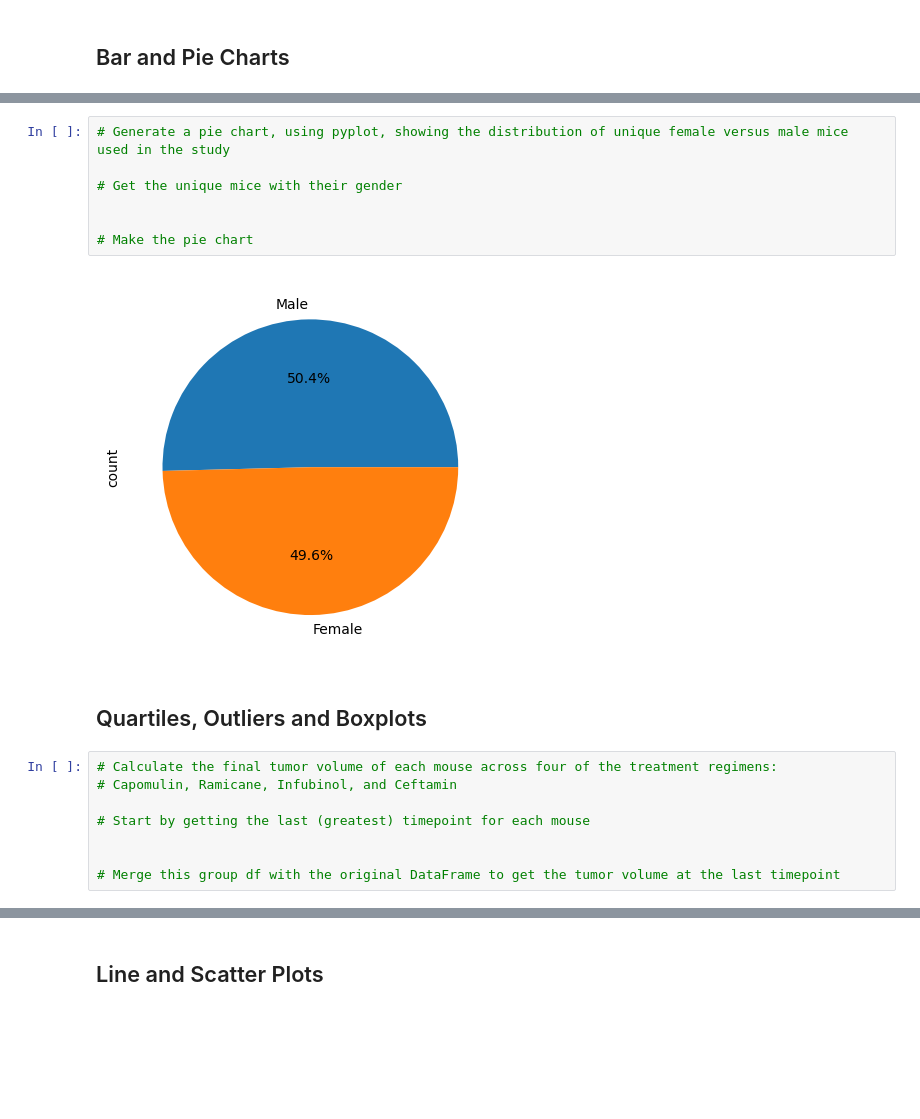
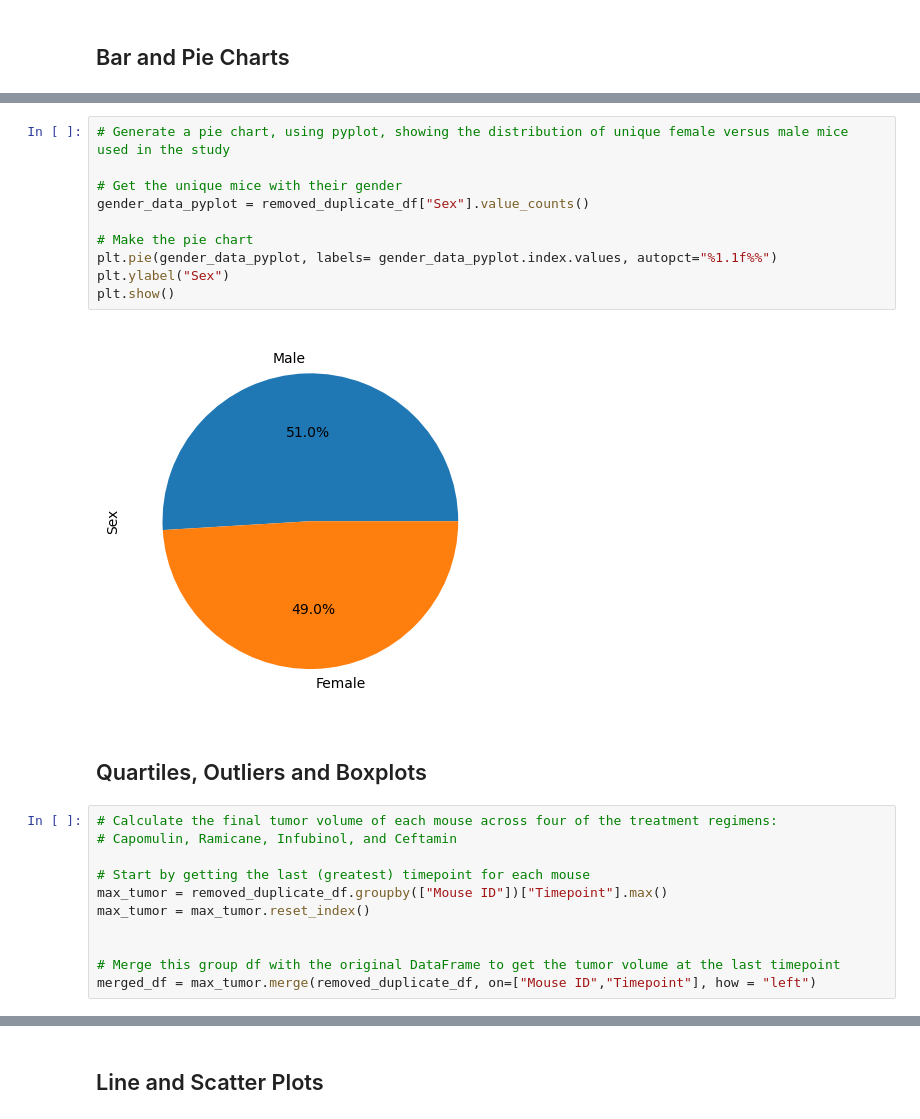
Before and after one commit to vokouns/matplotlib_challenge, a Jupyter notebook: Pymaceuticals/pymaceuticals_starter_turnin.ipynb, the cells around one changed output, grey strips where cells are left out. Saved outputs shown, nothing was run; the diff lists cells and outputs as text; blank space fills up the shorter version.

```diff
--- a/Pymaceuticals/pymaceuticals_starter_turnin.ipynb
+++ b/Pymaceuticals/pymaceuticals_starter_turnin.ipynb
@@ -177,12 +189,15 @@ AttributeError: 'DataFrame' object has no attribute 'group_by'
 # %%
 # Generate a pie chart, using pyplot, showing the distribution of unique female versus male mice used in the study
 
 # Get the unique mice with their gender
-
+gender_data_pyplot = removed_duplicate_df["Sex"].value_counts()
 
 # Make the pie chart
+plt.pie(gender_data_pyplot, labels= gender_data_pyplot.index.values, autopct="%1.1f%%")
+plt.ylabel("Sex")
+plt.show()
 # %% [output]
-[figure, old version]
+[figure, new version]
 # %% [markdown]
 ## Quartiles, Outliers and Boxplots
 # %%
@@ -190,6 +205,9 @@ AttributeError: 'DataFrame' object has no attribute 'group_by'
 # Capomulin, Ramicane, Infubinol, and Ceftamin
 
 # Start by getting the last (greatest) timepoint for each mouse
+max_tumor = removed_duplicate_df.groupby(["Mouse ID"])["Timepoint"].max()
+max_tumor = max_tumor.reset_index()
 
 
 # Merge this group df with the original DataFrame to get the tumor volume at the last timepoint
+merged_df = max_tumor.merge(removed_duplicate_df, on=["Mouse ID","Timepoint"], how = "left")
```
Also changed, not shown: parts of 13 cells of this notebook.
